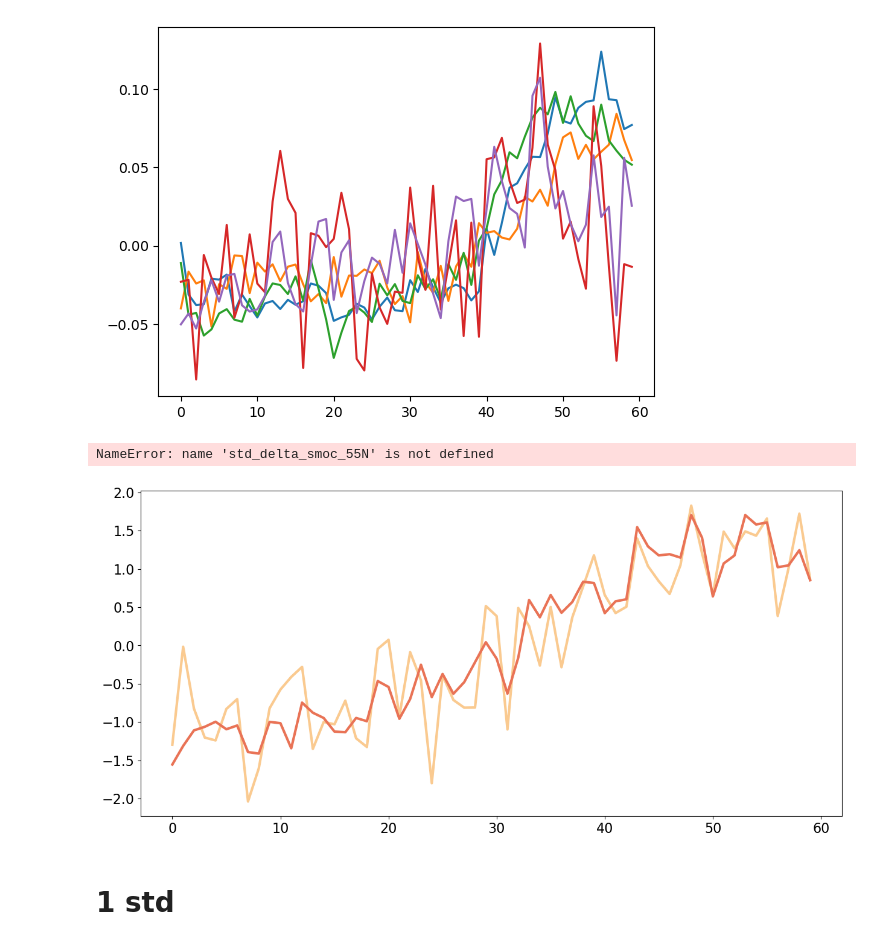
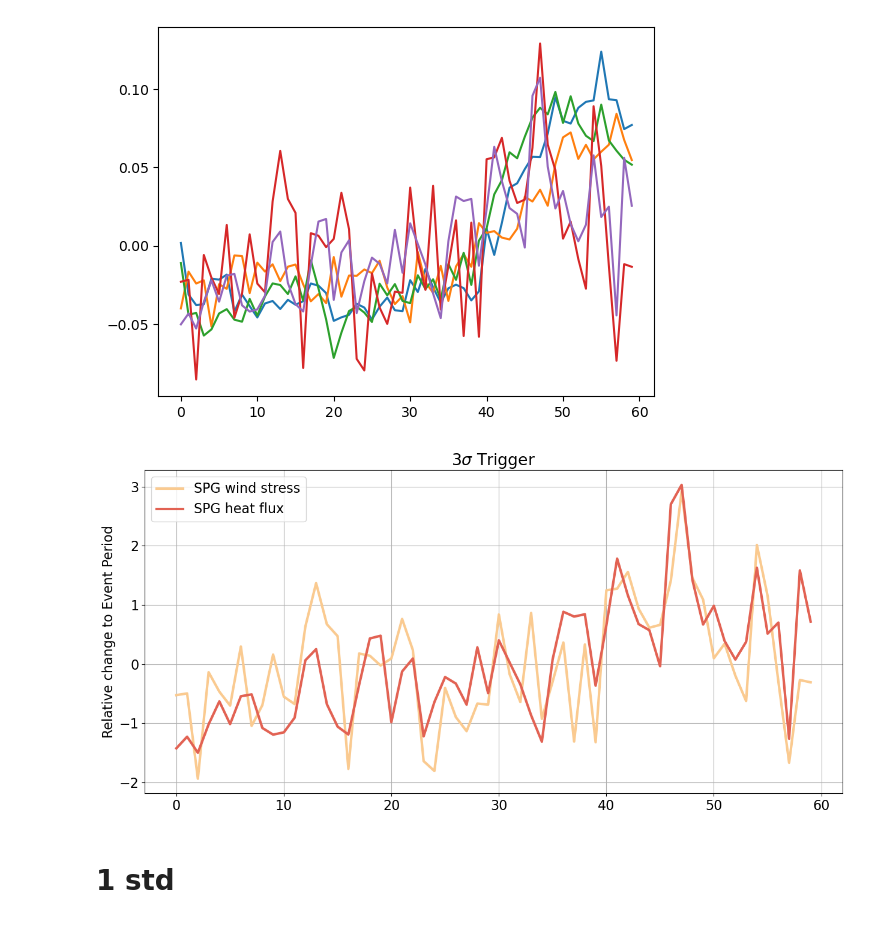
Before and after one commit to inagler/current, a Jupyter notebook: Trigger_refined.ipynb, the cells around one changed output. Drawn from its saved outputs; the diff is of its cells as text; code cells hidden in the pictures.

```diff
--- a/Trigger_refined.ipynb
+++ b/Trigger_refined.ipynb
@@ -73,0 +114,8 @@ NameError: name 'result' is not defined
+# %%
+# Extracting the 'Values' field
+values = data['Values']
+
+# Adding 1850 to each value
+new_values = values + 1850
+
+new_values
@@ -503,37 +560,37 @@ plt.plot(mean_delta_ann_lab_shf)
 [figure]
 # %%
 colors1 = cmo.haline(np.linspace(0.1, 0.8, 4))
-colors2 = cmo.matter(np.linspace(0.1, 0.6, 3))
+colors2 = cmo.matter(np.linspace(0.1, 1, 4))
 
 fig = plt.subplots(figsize=(15, 7))
 plt.rc('font', size=16)
 
-
-
-plt.plot(std_delta_ann_spg_tau, label='SPG wind stress', color=colors2[0], linewidth = 3)
-plt.plot(-std_delta_ann_lab_shf, label='SPG heat flux', color=colors2[1], linewidth = 3)
+plt.plot(std_delta_ann_spg_tau, label='SPG wind stress', color=colors2[0], linewidth = 3)#, alpha=0.8)
+plt.plot(-std_delta_ann_lab_shf, label='SPG heat flux', color=colors2[1], linewidth = 3)#, alpha=0.8)
 #plt.plot(std_delta_ann_int_nao)
 
-plt.plot(std_delta_smoc_55N, label=r'sMOC 55$^{\circ}$N', color=colors1[0], linewidth = 3)
-plt.plot(std_delta_dmoc_26N, label=r'dMOC 26.5$^{\circ}$N', color=colors1[1], linewidth = 3)
-plt.plot(-std_delta_bsf_spg, label='SPG BSF', color=colors1[3], linewidth = 3)
+#plt.plot(std_delta_hmxl_lab, label='SPG mixed layer', color=colors2[3], linewidth = 3, linestyle='--')#, alpha=0.5)
 
+#plt.plot(-std_delta_bsf_spg, label='SPG horizontal tranport', color=colors1[3], linewidth = 4)
+#plt.plot(std_delta_smoc_55N, label=r'55$^{\circ}$N density overturning', color=colors1[0], linewidth = 4)
+#plt.plot(std_delta_dmoc_26N, label=r'26.5$^{\circ}$N depth overturning', color=colors1[1], linewidth = 4)
 
 plt.title(r'3$\sigma$ Trigger')
 
 #moving_average(mean_djfm_lab_shf, window)
 
 plt.ylabel('Relative change to Event Period')
 #plt.legend(loc='upper left', bbox_to_anchor=(1, 0.85))
 plt.legend()
 
 plt.grid()
 
 #plt.show()
-plt.savefig(os.path.expanduser('~/phase1_CONDA/results/') + '3sigma_Trigger_comp.png', bbox_inches='tight', dpi=300)
+plt.savefig(os.path.expanduser('~/phase1_CONDA/results/') + '3sigma_Trigger_atmos.png', bbox_inches='tight', dpi=300, transparent=True)
+#plt.savefig(os.path.expanduser('~/phase1_CONDA/results/') + '3sigma_Trigger_conv.png', bbox_inches='tight', dpi=300, transparent=True)
+#plt.savefig(os.path.expanduser('~/phase1_CONDA/results/') + '3sigma_Trigger_comp.png', bbox_inches='tight', dpi=300, transparent=True)
 # %% [output]
-NameError: name 'std_delta_smoc_55N' is not defined
-[figure, old version]
+[figure, new version]
 # %% [markdown]
 # 1 std
 # %%
```
Also changed, not shown: parts of 21 cells of this notebook, 52 other files.
